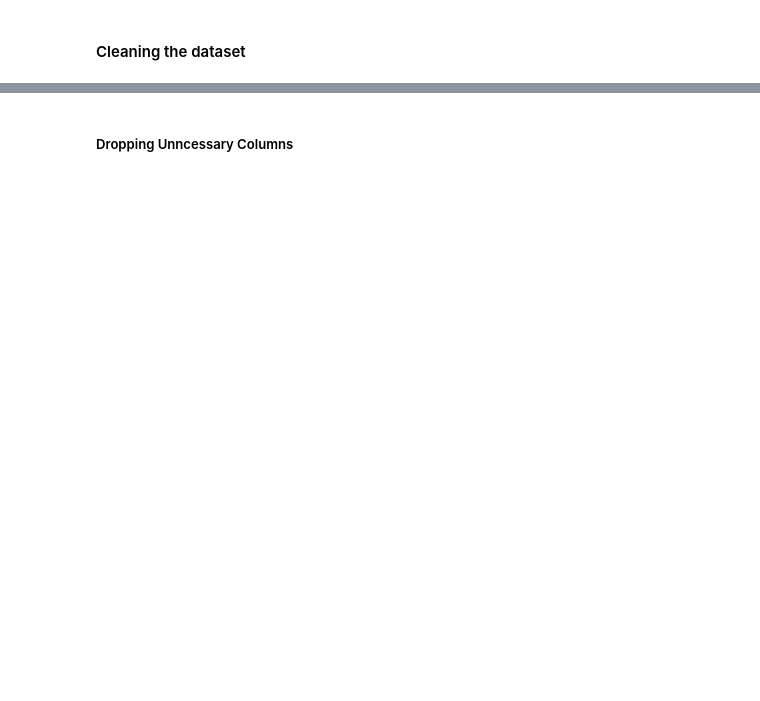
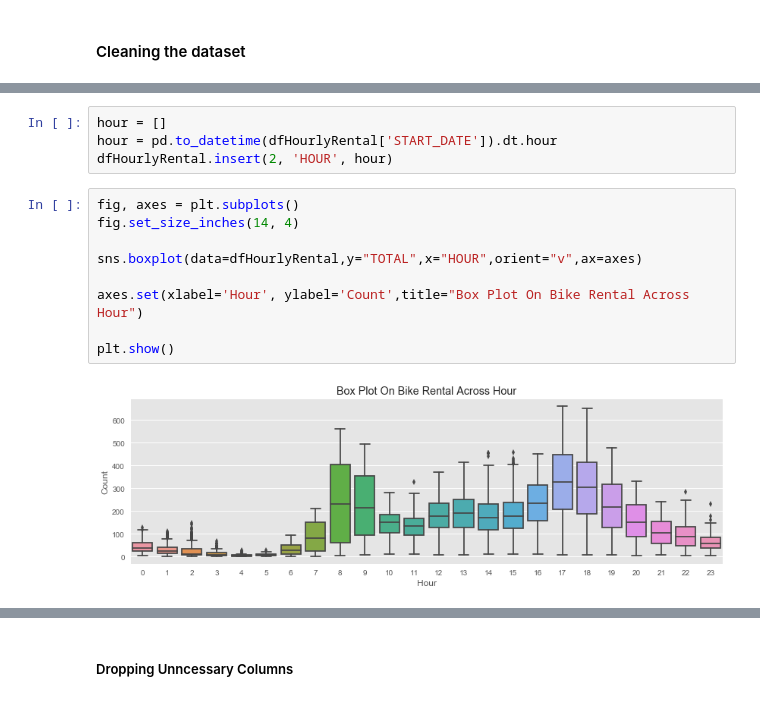
Before and after one commit to msubhabrata3/hubway-trip-analysis, a Jupyter notebook: Hubway-trip.ipynb, the cells around one changed output, grey strips where cells are left out. Drawn from its saved outputs; the diff is of its cells as text; blank space fills up the shorter version.

```diff
--- a/Hubway-trip.ipynb
+++ b/Hubway-trip.ipynb
@@ -284,0 +483,15 @@ for var in categoryVariableList:
+# %%
+hour = []
+hour = pd.to_datetime(dfHourlyRental['START_DATE']).dt.hour
+dfHourlyRental.insert(2, 'HOUR', hour)
+# %%
+fig, axes = plt.subplots()
+fig.set_size_inches(14, 4)
+
+sns.boxplot(data=dfHourlyRental,y="TOTAL",x="HOUR",orient="v",ax=axes)
+
+axes.set(xlabel='Hour', ylabel='Count',title="Box Plot On Bike Rental Across Hour")
+
+plt.show()
+# %% [output]
+[figure, added]
```
Also changed, not shown: parts of 118 cells of this notebook.
